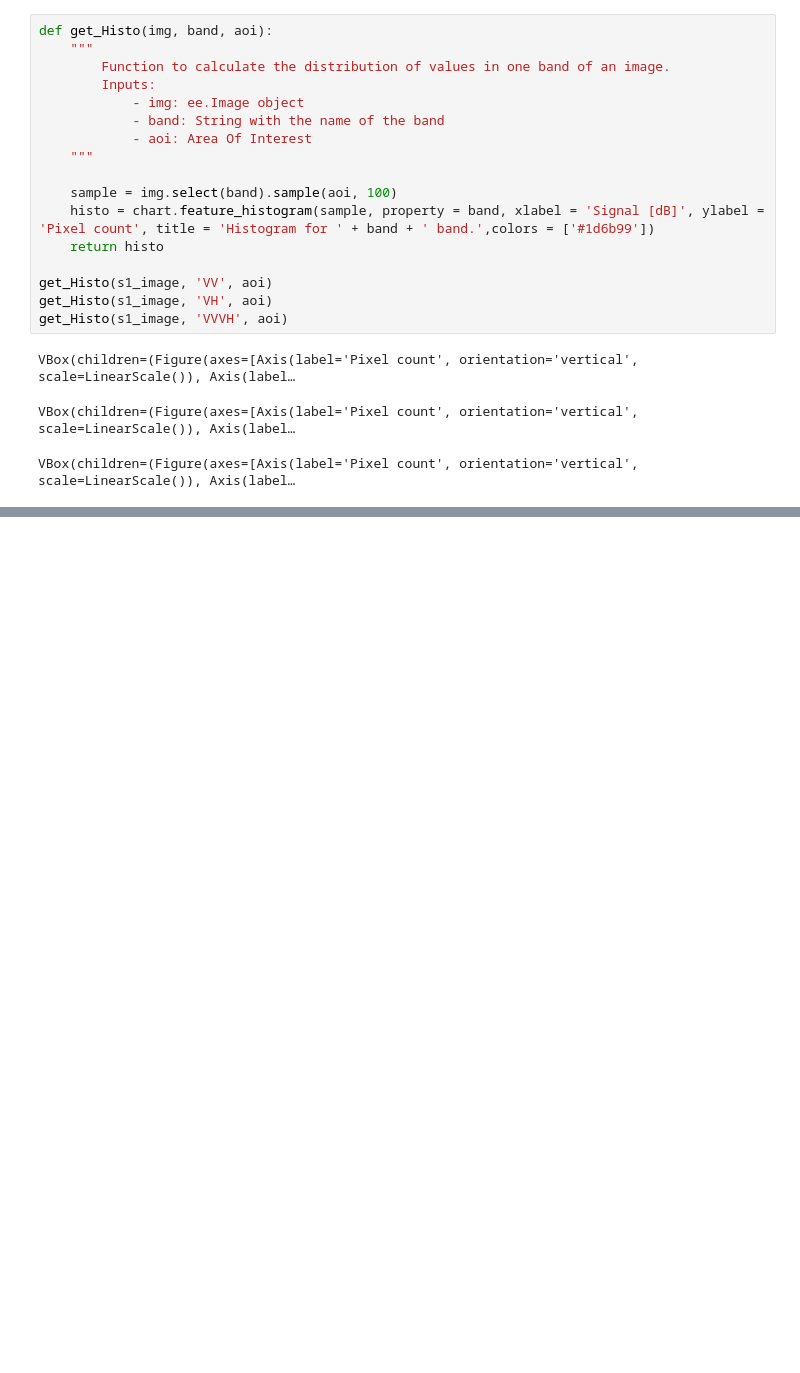
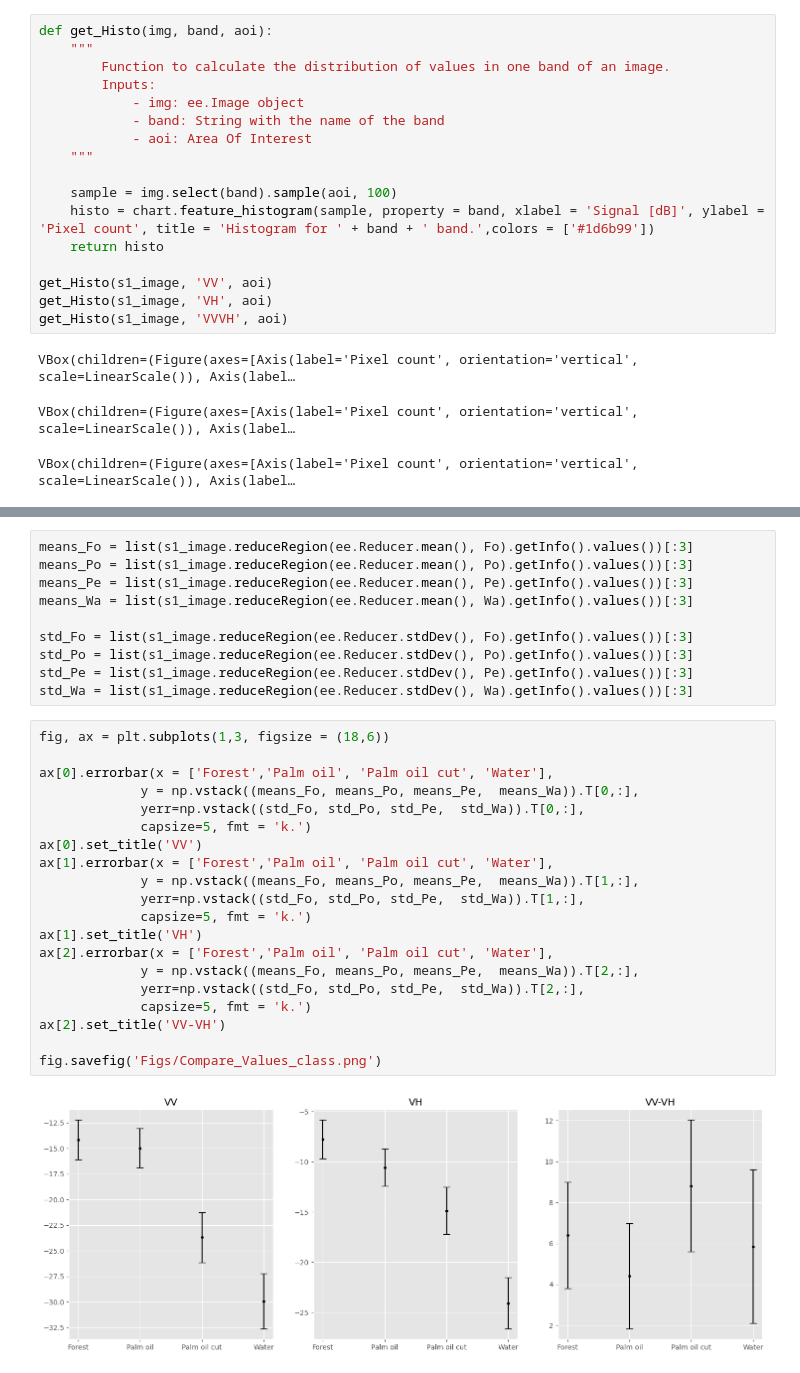
Before and after one commit to mdominguezd/Radar_For_ForestDisturbance_GEE, a Jupyter notebook: ForestDisturbance.ipynb, the cells around one changed output, grey strips where cells are left out. Cells and saved outputs as stored; diff of their text form; blank space fills up the shorter version.

Commit message:
Forest disturbance notebook with complete excercise

```diff
--- a/ForestDisturbance.ipynb
+++ b/ForestDisturbance.ipynb
@@ -91,0 +262,32 @@ s1_collection
+# %%
+means_Fo = list(s1_image.reduceRegion(ee.Reducer.mean(), Fo).getInfo().values())[:3]
+means_Po = list(s1_image.reduceRegion(ee.Reducer.mean(), Po).getInfo().values())[:3]
+means_Pe = list(s1_image.reduceRegion(ee.Reducer.mean(), Pe).getInfo().values())[:3]
+means_Wa = list(s1_image.reduceRegion(ee.Reducer.mean(), Wa).getInfo().values())[:3]
+
+std_Fo = list(s1_image.reduceRegion(ee.Reducer.stdDev(), Fo).getInfo().values())[:3]
+std_Po = list(s1_image.reduceRegion(ee.Reducer.stdDev(), Po).getInfo().values())[:3]
+std_Pe = list(s1_image.reduceRegion(ee.Reducer.stdDev(), Pe).getInfo().values())[:3]
+std_Wa = list(s1_image.reduceRegion(ee.Reducer.stdDev(), Wa).getInfo().values())[:3]
+# %%
+fig, ax = plt.subplots(1,3, figsize = (18,6))
+
+ax[0].errorbar(x = ['Forest','Palm oil', 'Palm oil cut', 'Water'],
+             y = np.vstack((means_Fo, means_Po, means_Pe,  means_Wa)).T[0,:],
+             yerr=np.vstack((std_Fo, std_Po, std_Pe,  std_Wa)).T[0,:],
+             capsize=5, fmt = 'k.')
+ax[0].set_title('VV')
+ax[1].errorbar(x = ['Forest','Palm oil', 'Palm oil cut', 'Water'],
+             y = np.vstack((means_Fo, means_Po, means_Pe,  means_Wa)).T[1,:],
+             yerr=np.vstack((std_Fo, std_Po, std_Pe,  std_Wa)).T[1,:],
+             capsize=5, fmt = 'k.')
+ax[1].set_title('VH')
+ax[2].errorbar(x = ['Forest','Palm oil', 'Palm oil cut', 'Water'],
+             y = np.vstack((means_Fo, means_Po, means_Pe,  means_Wa)).T[2,:],
+             yerr=np.vstack((std_Fo, std_Po, std_Pe,  std_Wa)).T[2,:],
+             capsize=5, fmt = 'k.')
+ax[2].set_title('VV-VH')
+
+fig.savefig('Figs/Compare_Values_class.png')
+# %% [output]
+[figure, added]
```
Also changed, not shown: parts of 14 cells of this notebook.
